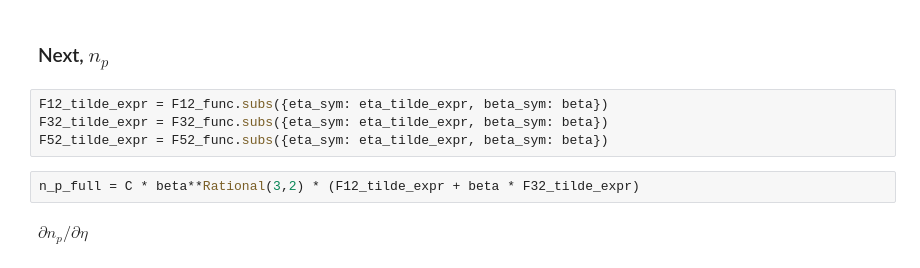
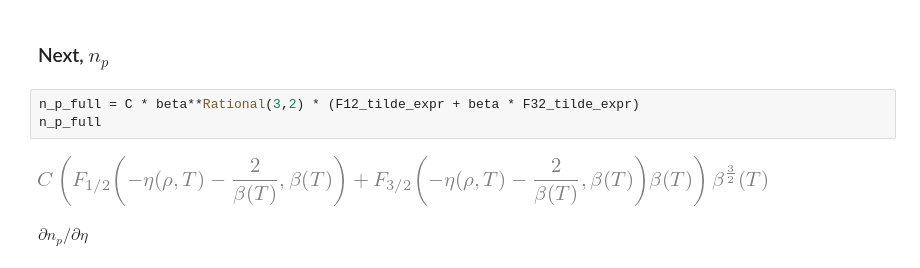
Before and after one commit to zingale/electron_positron_cxx, a Jupyter notebook: degenerate_derivatives.ipynb, the cells around one changed output. Saved outputs shown, nothing was run; the diff lists cells and outputs as text.

```diff
--- a/degenerate_derivatives.ipynb
+++ b/degenerate_derivatives.ipynb
@@ -173,12 +189,11 @@ simplify(dne_dbeta)
 [figure]
 # %% [markdown]
 ### Next, $n_p$
-# %%
-F12_tilde_expr = F12_func.subs({eta_sym: eta_tilde_expr, beta_sym: beta})
-F32_tilde_expr = F32_func.subs({eta_sym: eta_tilde_expr, beta_sym: beta})
-F52_tilde_expr = F52_func.subs({eta_sym: eta_tilde_expr, beta_sym: beta})
 # %%
 n_p_full = C * beta**Rational(3,2) * (F12_tilde_expr + beta * F32_tilde_expr)
+n_p_full
+# %% [output]
+[figure, added]
 # %% [markdown]
 $\partial n_p /\partial \eta$
 # %%
```
Also changed, not shown: parts of 43 cells of this notebook.
